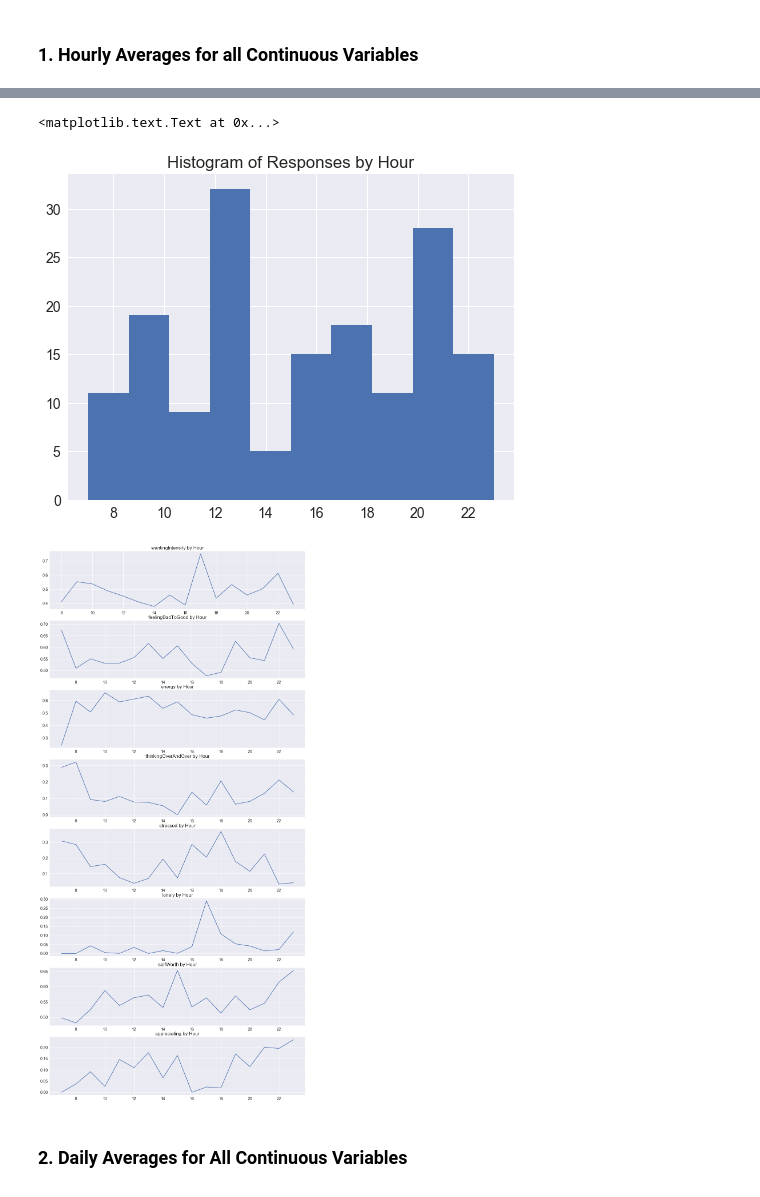
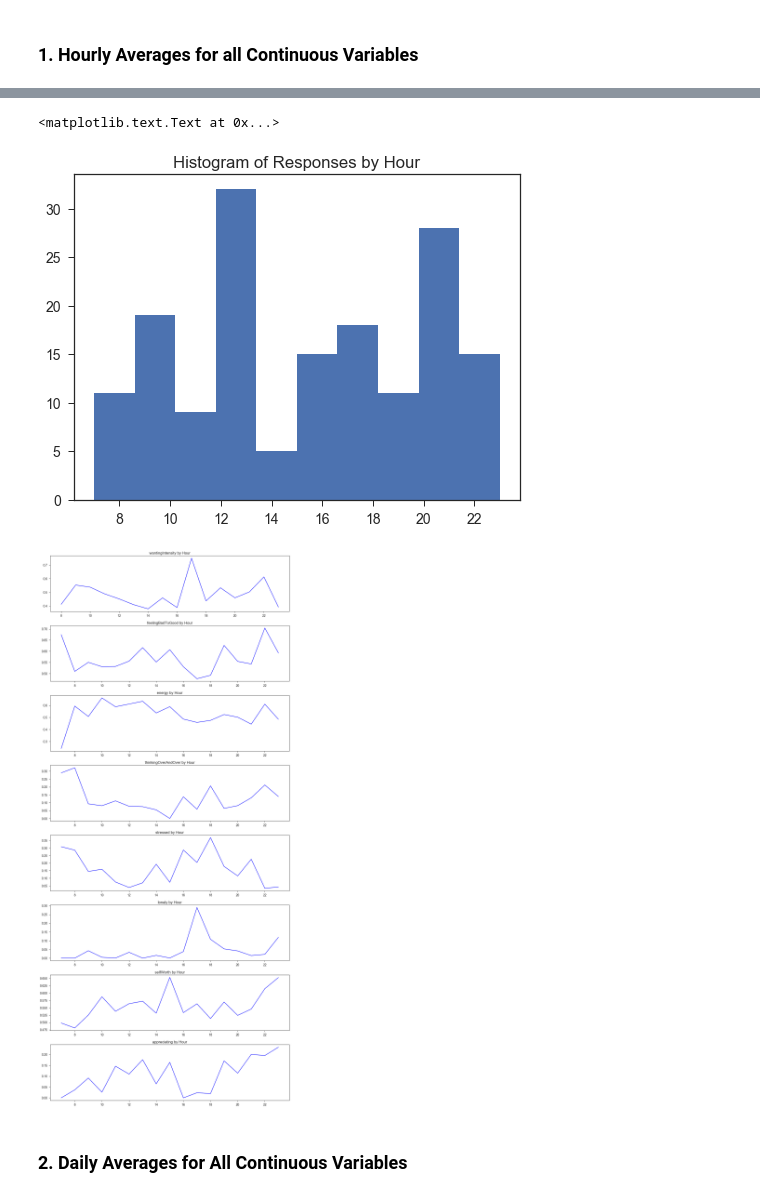
Before and after one commit to NathanZorndorf/self-qwantify-research, a Jupyter notebook: data-visualizations.ipynb, the cells around one changed output, grey strips where cells are left out. Cells and saved outputs as stored; diff of their text form; code cells hidden in the pictures.

Commit message:
more visualizations. and prettier.

```diff
--- a/data-visualizations.ipynb
+++ b/data-visualizations.ipynb
@@ -44,8 +49,9 @@ print len(continuous_cols)
 bins = 20
 plt.figure(figsize=(17,11))
 
+sns.set(font_scale=1.4, style='ticks')
 for i in range(8):
     plt.subplot(2, 4, i+1)
-    sns.distplot(a=df[continuous_cols[i]].dropna(axis=0).values, bins=bins, norm_hist=True, kde=True, color='b', hist_kws={'alpha':0.6}, kde_kws={'color':'red', 'linewidth':1.5, 'alpha':0.6})
+    sns.distplot(a=df[continuous_cols[i]].dropna(axis=0).values, bins=bins, norm_hist=True, kde=True, color='blue', hist_kws={'alpha':0.6}, kde_kws={'color':'red', 'linewidth':1.5, 'alpha':0.6})
     plt.title('Histogram of {}'.format(continuous_cols[i]))
 # %% [output]
@@ -52,0 +59,17 @@ for i in range(8):
+# %%
+bins = 20
+plt.figure(figsize=(17,11))
+
+sns.set(font_scale=1.45, style='ticks')
+
+for i in range(8):
+    plt.subplot(2, 4, i+1)
+    if i != 5:
+        sns.distplot(a=df[continuous_cols[i]].dropna(axis=0).values, hist=False, bins=bins, norm_hist=False, kde=True, color='b', \
+                 hist_kws={'alpha':0.6}, \
+                 kde_kws={'color':'blue', 'linewidth':1.5, 'alpha':0.6, 'shade':True})
+    else:
+        sns.distplot(a=df[continuous_cols[i]].dropna(axis=0).values, bins=bins, norm_hist=False, kde=False, color='b', \
+                 hist_kws={'color':'blue','alpha':0.6}, \
+                 kde_kws={'color':'blue', 'linewidth':1.5, 'alpha':0.4})
+    plt.title('Histogram of {}'.format(continuous_cols[i]))
@@ -85,10 +107,12 @@ TypeError: 'Timestamp' object has no attribute '__getitem__'
 # %%
+sns.set(font_scale=1.4, style='ticks')
+
 plt.figure(figsize=(8,6))
 plt.hist(x=df['hour']);
 plt.title('Histogram of Responses by Hour')
 # %% [output]
 <matplotlib.text.Text at 0x...>
-[figure, old version]
+[figure, new version]
 # %%
 # fig, ax1 = plt.subplots()
 
@@ -105,22 +129,31 @@ plt.title('Histogram of Responses by Hour')
 # ax2.tick_params('y', colors='r')
 
 # plt.title('{} by Hour'.format(continuous_cols[i]))
+# %%
+font = {'size' : 25}
+
+plt.rc('font', **font)
 # %%
+sns.set(font_scale=1.4, style='ticks')
+
 plt.figure(figsize=(16,35))
+
 for i in range(len(continuous_cols)):
 
     plt.subplot(len(continuous_cols), 1, i+1)
 
     grouped = df.iloc[df[continuous_cols[i]].dropna(axis=0).index].groupby(by='hour')[continuous_cols[i]].mean()
-    plt.plot(grouped.index.values, grouped.values)
+    plt.plot(grouped.index.values, grouped.values, color='blue')
 
 #     count = df.iloc[df[continuous_cols[i]].dropna(axis=0).index].groupby(by='hour')[continuous_cols[i]].count()
 #     plt.plot(count.index.values, count.values)
 
 
     plt.title('{} by Hour'.format(continuous_cols[i]))
+
+plt.tight_layout()
 # %% [output]
-[figure, old version]
+[figure, new version]
 # %% [markdown]
 ### 2. Daily Averages for All Continuous Variables
 # %%
```
Also changed, not shown: parts of 15 cells of this notebook.
